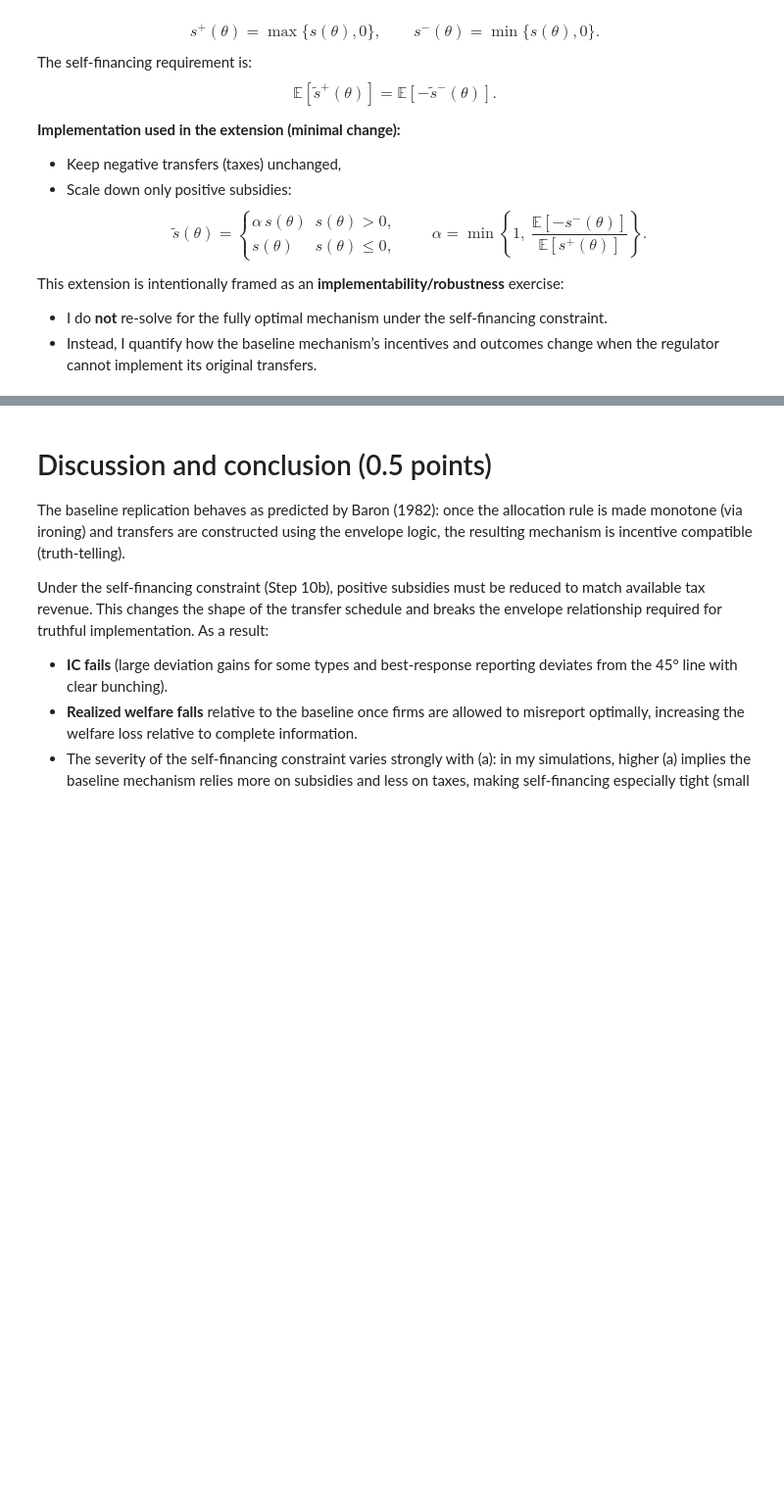
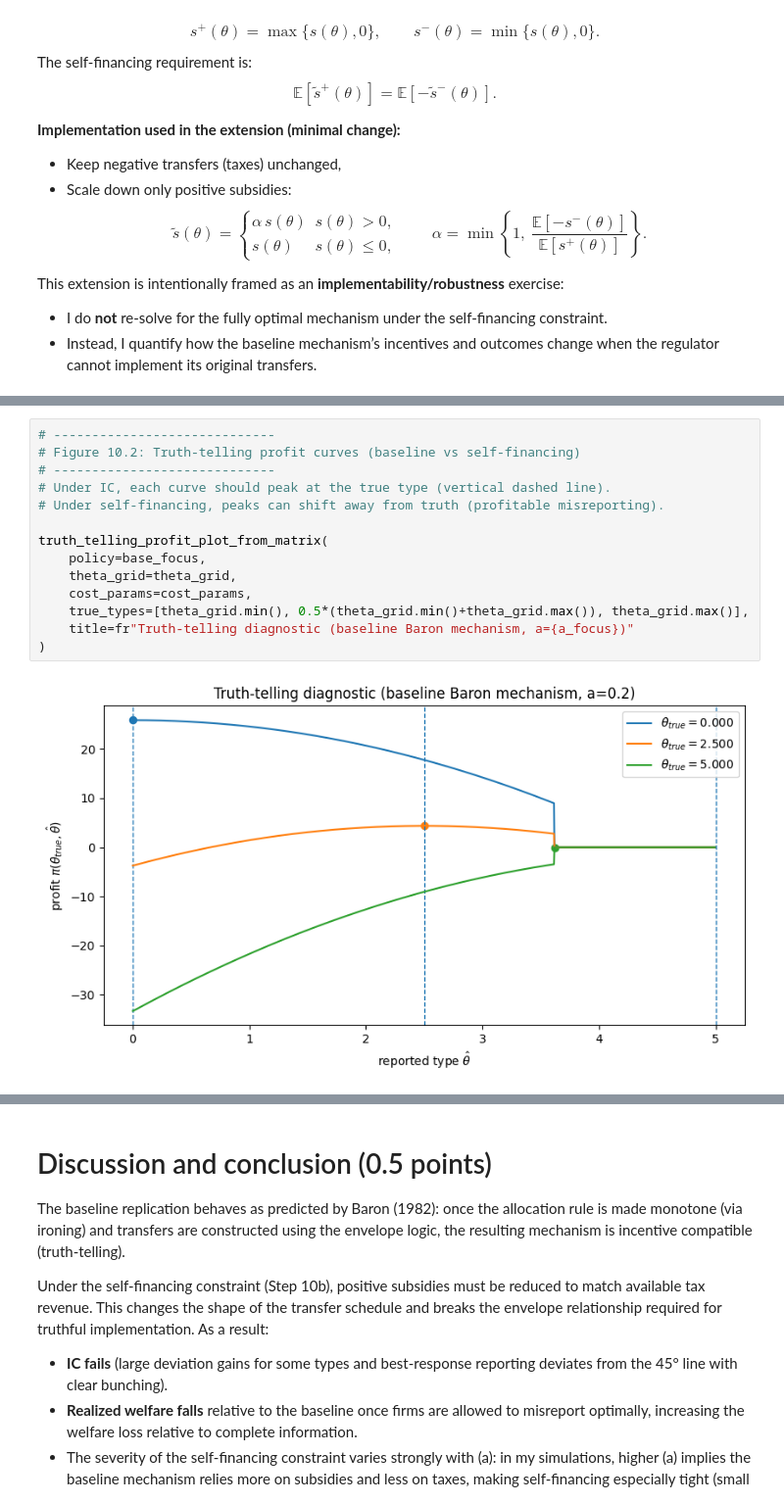
Before and after one commit to Julian-R02/Python-Assignment-, a Jupyter notebook: Final.ipynb, the cells around one changed output, grey strips where cells are left out. Shown at 98% size. Cells and saved outputs as stored; diff of their text form; blank space fills up the shorter version.

```diff
--- a/Final.ipynb
+++ b/Final.ipynb
@@ -171,0 +1868,16 @@ This extension is intentionally framed as an **implementability/robustness** exe
+# %%
+# -----------------------------
+# Figure 10.2: Truth-telling profit curves (baseline vs self-financing)
+# -----------------------------
+# Under IC, each curve should peak at the true type (vertical dashed line).
+# Under self-financing, peaks can shift away from truth (profitable misreporting).
+
+truth_telling_profit_plot_from_matrix(
+    policy=base_focus,
+    theta_grid=theta_grid,
+    cost_params=cost_params,
+    true_types=[theta_grid.min(), 0.5*(theta_grid.min()+theta_grid.max()), theta_grid.max()],
+    title=fr"Truth-telling diagnostic (baseline Baron mechanism, a={a_focus})"
+)
+# %% [output]
+[figure, added]
```
Also changed, not shown: parts of 31 cells of this notebook, 1 other file.
